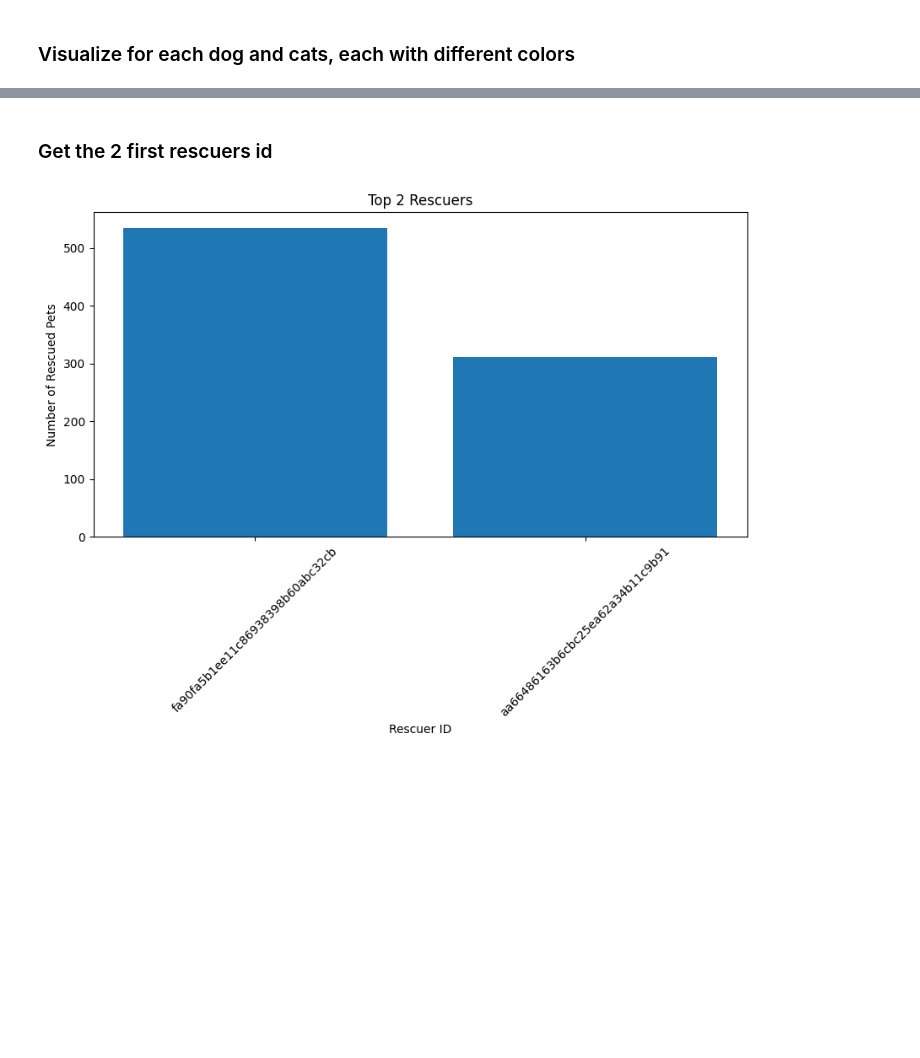
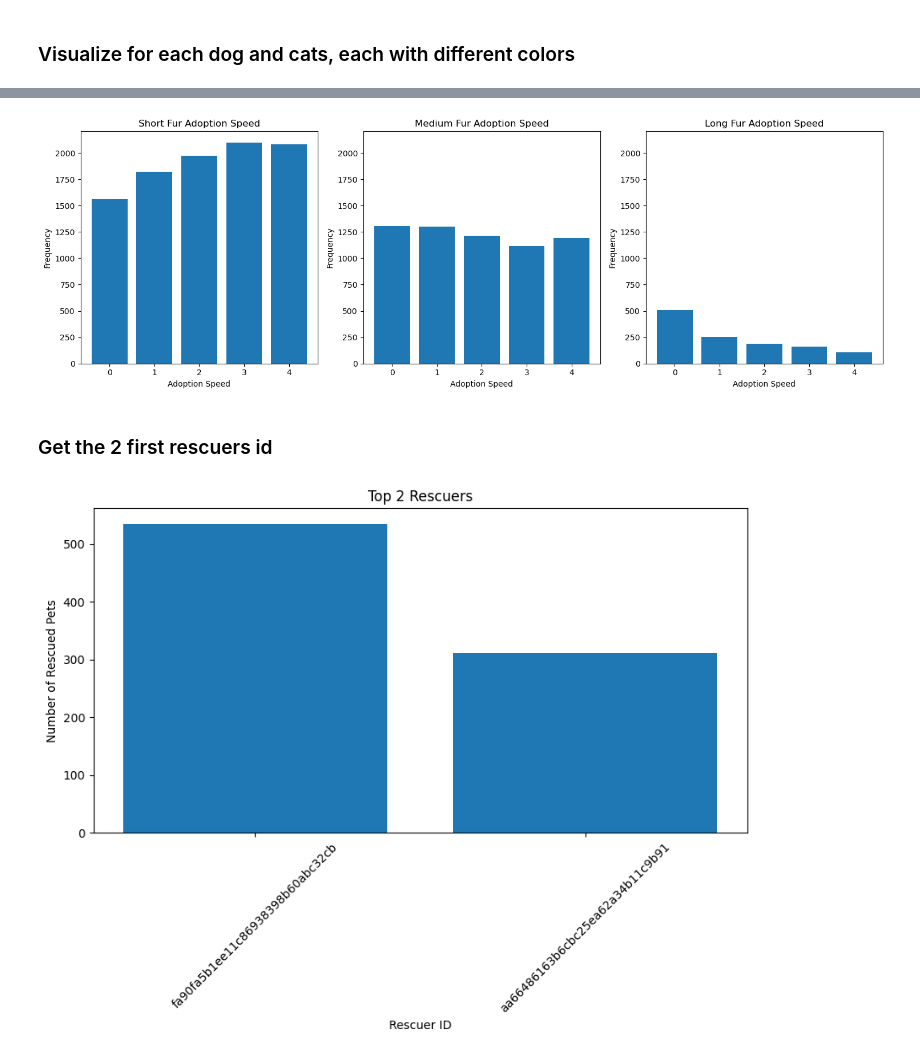
Before and after one commit to osamamagdy/PetFinder, a Jupyter notebook: data_visualization.ipynb, the cells around one changed output, grey strips where cells are left out. Drawn from its saved outputs; the diff is of its cells as text; code cells hidden in the pictures; blank space fills up the shorter version.

```diff
--- a/data_visualization.ipynb
+++ b/data_visualization.ipynb
@@ -596,3 +643,39 @@ Error:
+# %%
+# Load the data
+data = pd.read_csv("train_balanced.csv")
+
+# Split the data according to the fur length
+short_data = data[data["FurLength"]==1] # 1 is Short
+medium_data = data[data["FurLength"]==2] # 2 is Medium
+long_data = data[data["FurLength"]==3] # 3 is Long
+
+
+# Select only the adoption speed column
+short_data = short_data["AdoptionSpeed"]
+medium_data = medium_data["AdoptionSpeed"]
+long_data = long_data["AdoptionSpeed"]
+
+# Plot the histograms
+fig, axes = plt.subplots(nrows=1, ncols=3, figsize=(15, 5))
+axes[0].hist(short_data, bins=5, range=(0, 5), align="left", rwidth=0.8)
+axes[0].set_title("Short Fur Adoption Speed")
+axes[0].set_xlabel("Adoption Speed")
+axes[0].set_ylabel("Frequency")
+axes[1].hist(medium_data, bins=5, range=(0, 5), align="left", rwidth=0.8)
+axes[1].set_title("Medium Fur Adoption Speed")
+axes[1].set_xlabel("Adoption Speed")
+axes[1].set_ylabel("Frequency")
+axes[2].hist(long_data, bins=5, range=(0, 5), align="left", rwidth=0.8)
+axes[2].set_title("Long Fur Adoption Speed")
+axes[2].set_xlabel("Adoption Speed")
+axes[2].set_ylabel("Frequency")
+# Make the y-axis of all plots the same
+axes[1].set_ylim(axes[0].get_ylim())
+axes[2].set_ylim(axes[0].get_ylim())
+plt.tight_layout()
+plt.show()
+# %% [output]
+[figure, added]
 # %% [markdown]
 ### Get the 2 first rescuers id
 # %%
```
Also changed, not shown: parts of 9 cells of this notebook, 10 other files.
